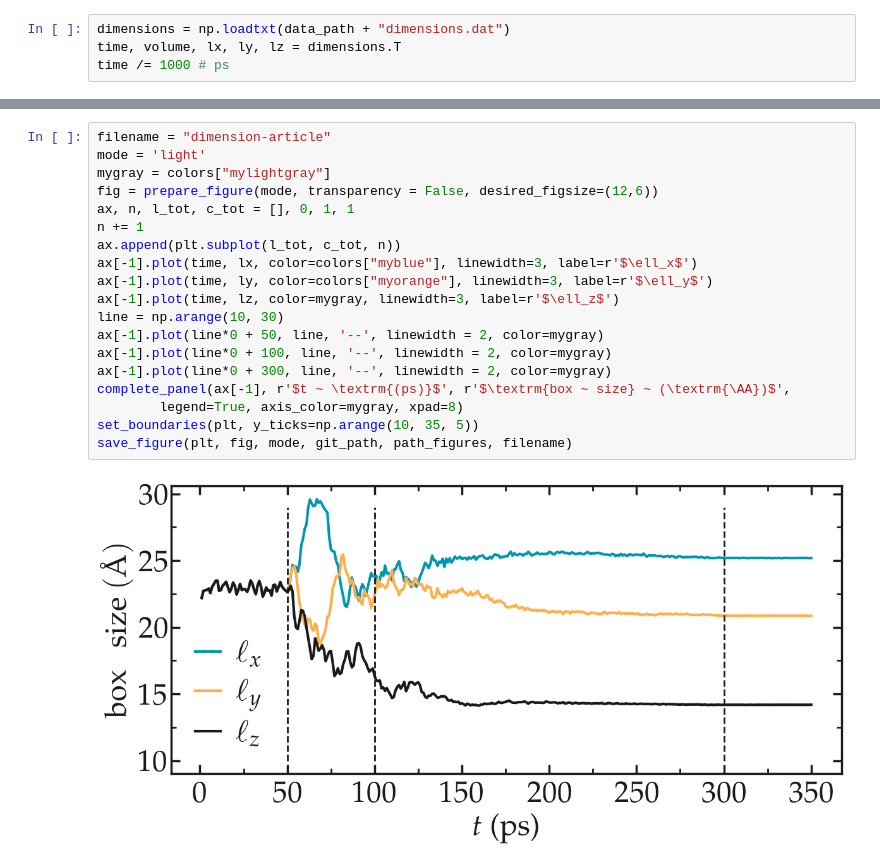
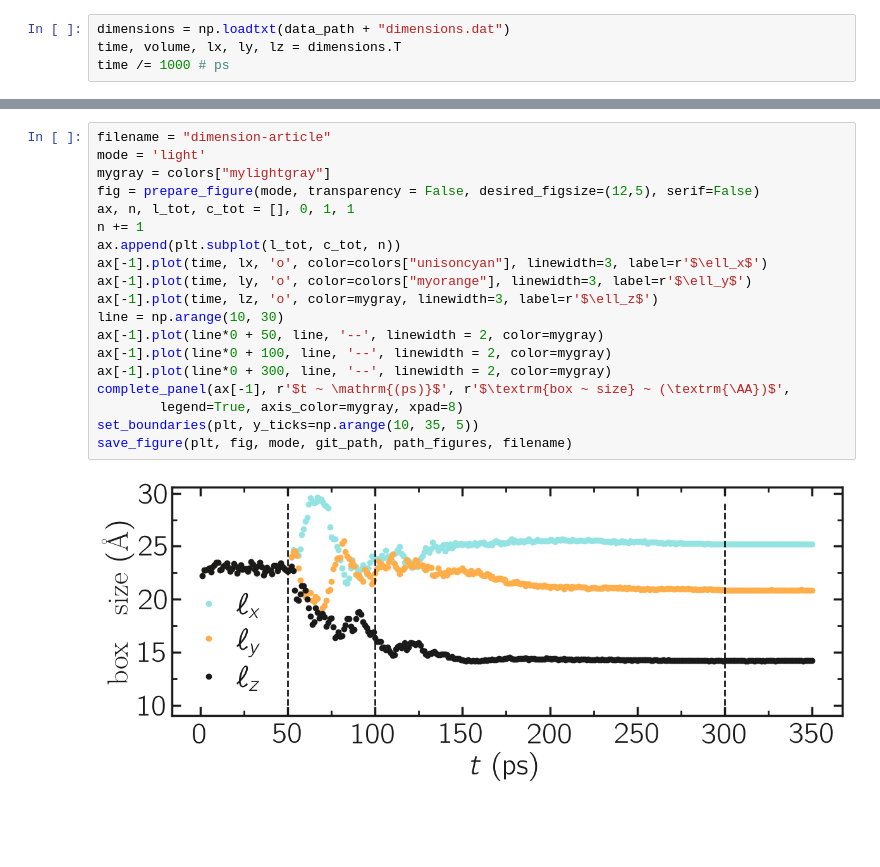
Before and after one commit to lammpstutorials/lammpstutorials.github.io, a Jupyter notebook: docs/sphinx/source/tutorials/figures/level3/water-adsorption-in-silica/temperature_evolution-pyplot.ipynb, the cells around one changed output, grey strips where cells are left out. Cells and saved outputs as stored; diff of their text form; blank space fills up the shorter version.

Commit message:
improved figures articles

```diff
--- a/docs/sphinx/source/tutorials/figures/level3/water-adsorption-in-silica/temperature_evolution-pyplot.ipynb
+++ b/docs/sphinx/source/tutorials/figures/level3/water-adsorption-in-silica/temperature_evolution-pyplot.ipynb
@@ -88,21 +88,21 @@ for mode, mygray in zip(['light', 'dark'], [colors["mylightgray"], colors["mydar
 # %%
 filename = "dimension-article"
 mode = 'light'
 mygray = colors["mylightgray"]
-fig = prepare_figure(mode, transparency = False, desired_figsize=(12,6))
+fig = prepare_figure(mode, transparency = False, desired_figsize=(12,5), serif=False)
 ax, n, l_tot, c_tot = [], 0, 1, 1
 n += 1
 ax.append(plt.subplot(l_tot, c_tot, n))
-ax[-1].plot(time, lx, color=colors["myblue"], linewidth=3, label=r'$\ell_x$')
-ax[-1].plot(time, ly, color=colors["myorange"], linewidth=3, label=r'$\ell_y$')
-ax[-1].plot(time, lz, color=mygray, linewidth=3, label=r'$\ell_z$')
+ax[-1].plot(time, lx, 'o', color=colors["unisoncyan"], linewidth=3, label=r'$\ell_x$')
+ax[-1].plot(time, ly, 'o', color=colors["myorange"], linewidth=3, label=r'$\ell_y$')
+ax[-1].plot(time, lz, 'o', color=mygray, linewidth=3, label=r'$\ell_z$')
 line = np.arange(10, 30)
 ax[-1].plot(line*0 + 50, line, '--', linewidth = 2, color=mygray)
 ax[-1].plot(line*0 + 100, line, '--', linewidth = 2, color=mygray)
 ax[-1].plot(line*0 + 300, line, '--', linewidth = 2, color=mygray)
-complete_panel(ax[-1], r'$t ~ \textrm{(ps)}$', r'$\textrm{box ~ size} ~ (\textrm{\AA})$',
+complete_panel(ax[-1], r'$t ~ \mathrm{(ps)}$', r'$\textrm{box ~ size} ~ (\textrm{\AA})$',
         legend=True, axis_color=mygray, xpad=8)
 set_boundaries(plt, y_ticks=np.arange(10, 35, 5))
 save_figure(plt, fig, mode, git_path, path_figures, filename)
 # %% [output]
-[figure, old version]
+[figure, new version]
```
Also changed, not shown: parts of 2 cells of this notebook, 9 other files.
